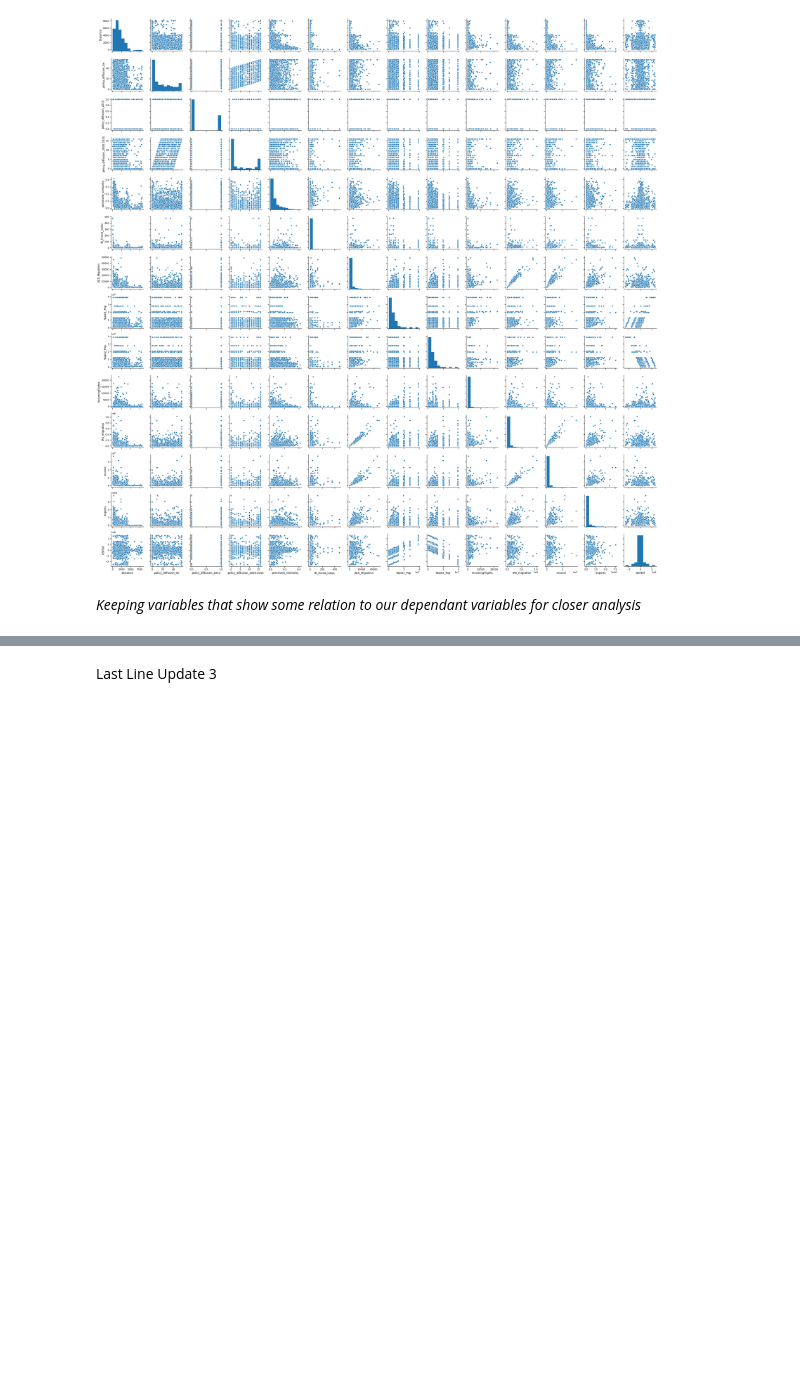
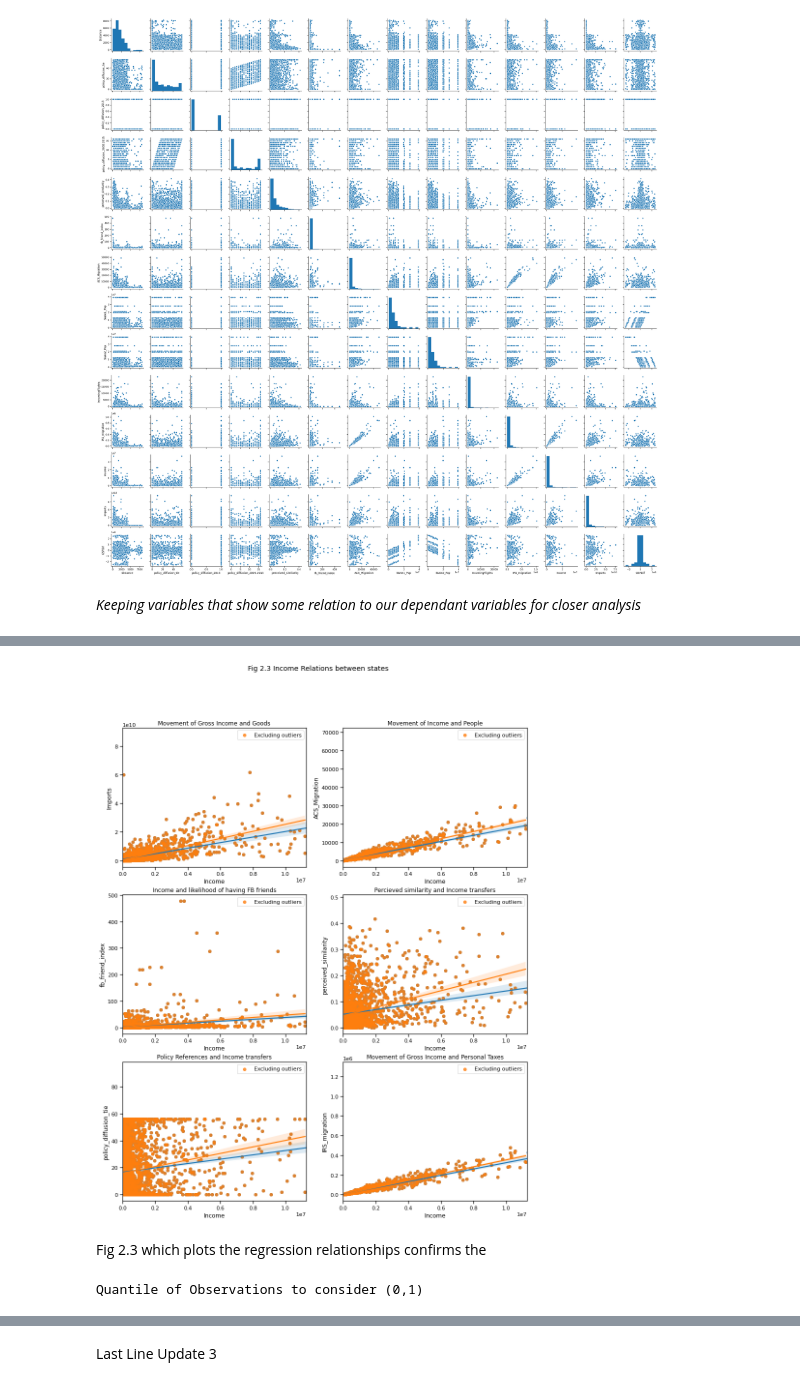
Before and after one commit to josepht47/assessing-state-networks-in-usa, a Jupyter notebook: State-Networks-Code.ipynb, the cells around one changed output, grey strips where cells are left out. Drawn from its saved outputs; the diff is of its cells as text; code cells hidden in the pictures; blank space fills up the shorter version.

```diff
--- a/State-Networks-Code.ipynb
+++ b/State-Networks-Code.ipynb
@@ -518,0 +592,52 @@ f24.savefig('/Users/josephthomas/Documents/Projects/State Networks/Data Cleaning
+# %%
+f23, axes = plt.subplots(3, 2, figsize=(15,18))
+f23.suptitle("Fig 2.3 Income Relations between states")
+sns.regplot(x='Income',y='Imports', data=sn, ax=axes[0,0])
+axes[0,0].set(ylabel="Imports from state to state", xlabel = "Income moved from State to state", title = 'Movement of Gross Income and Goods')
+axes[0,0].set_xlim(0,sn["Income"].quantile(c))
+sns.regplot(x='Income',y='ACS_Migration', data=sn, ax=axes[0,1])
+axes[0,1].set(ylabel="Percent", xlabel = "Income moved from State to state", title = 'Movement of Income and People')
+axes[0,1].set_xlim(0,sn["Income"].quantile(c))
+sns.regplot(x='Income',y='fb_friend_index', data=sn, ax=axes[1,0])
+axes[1,0].set(ylabel="FB Friends", xlabel = "Income moved from State to state", title = 'Income and likelihood of having FB friends')
+axes[1,0].set_xlim(0,sn["Income"].quantile(c))
+sns.regplot(x='Income',y='IRS_migration', data=sn, ax=axes[2,1])
+axes[2,1].set(ylabel="Movt of Tax", xlabel = "Income moved from State to state", title = 'Movement of Gross Income and Personal Taxes')
+axes[2,1].set_xlim(0,sn["Income"].quantile(c))
+sns.regplot(x='Income',y='policy_diffusion_tie', data=sn, ax=axes[2,0])
+axes[2,0].set(ylabel="Policy references", xlabel = "Income moved from State to state", title = 'Policy References and Income transfers')
+axes[2,0].set_xlim(0,sn["Income"].quantile(c))
+sns.regplot(x='Income',y='perceived_similarity', data=sn, ax=axes[1,1])
+axes[1,1].set(ylabel="Percieved similarity", xlabel = "Income moved from State to state", title = 'Percieved similarity and Income transfers')
+axes[1,1].set_xlim(0,sn["Income"].quantile(c))
+#f23.savefig('/Users/josephthomas/Documents/Projects/State Networks/Data/Out/f23Incomelmplot.png')
+
+#f24.suptitle("Income Relations between states excluding large outliers (Only {} percent of data considered)".format(c*100))
+sns.regplot(x='Income',y='Imports', data=sn[sn["Income"]<=sn["Income"].quantile(c)], ax=axes[0,0], label="Excluding outliers")
+#axes[0,0].set(ylabel="Imports from state to state", xlabel = "Income moved from State to state", title = 'Movement of Gross Income and Goods')
+sns.regplot(x='Income',y='ACS_Migration', data=sn[sn["Income"]<=sn["Income"].quantile(c)], ax=axes[0,1], label="Excluding outliers")
+#axes[0,1].set(ylabel="Percent", xlabel = "Income moved from State to state", title = 'Movement of Income and People')
+sns.regplot(x='Income',y='fb_friend_index', data=sn[sn["Income"]<=sn["Income"].quantile(c)], ax=axes[1,0], label="Excluding outliers")
+#axes[1,0].set(ylabel="FB Friends", xlabel = "Income moved from State to state", title = 'Income and likelihood of having FB friends')
+sns.regplot(x='Income',y='IRS_migration', data=sn[sn["Income"]<=sn["Income"].quantile(c)], ax=axes[2,1], label="Excluding outliers")
+#axes[2,1].set(ylabel="Movt of Tax", xlabel = "Income moved from State to state", title = 'Movement of Gross Income and Personal Taxes')
+sns.regplot(x='Income',y='policy_diffusion_tie', data=sn[sn["Income"]<=sn["Income"].quantile(c)], ax=axes[2,0], label="Excluding outliers")
+#axes[2,0].set(ylabel="Policy references", xlabel = "Income moved from State to state", title = 'Policy References and Income transfers')
+sns.regplot(x='Income',y='perceived_similarity', data=sn[sn["Income"]<=sn["Income"].quantile(c)], ax=axes[1,1], label="Excluding outliers")
+#axes[1,1].set(ylabel="Percieved similarity", xlabel = "Income moved from State to state", title = 'Percieved similarity and Income transfers')
+#plt.figlegend(f23, labels, loc = 'lower right, ncol=5, labelspacing=0. )
+axes[0,0].legend()
+axes[1,0].legend()
+axes[0,1].legend()
+axes[1,1].legend()
+axes[2,0].legend()
+axes[2,1].legend()
+f23.savefig('/Users/josephthomas/Documents/Projects/State Networks/Data/Out/f23Incomelmplot.png')
+# %% [output]
+[figure, added]
+# %% [markdown]
+Fig 2.3 which plots the regression relationships confirms the
+# %%
+c=float(input("Quantile of Observations to consider (0,1) ") or "0.99")
+# %% [output]
+Quantile of Observations to consider (0,1)
```
Also changed, not shown: parts of 22 cells of this notebook.
